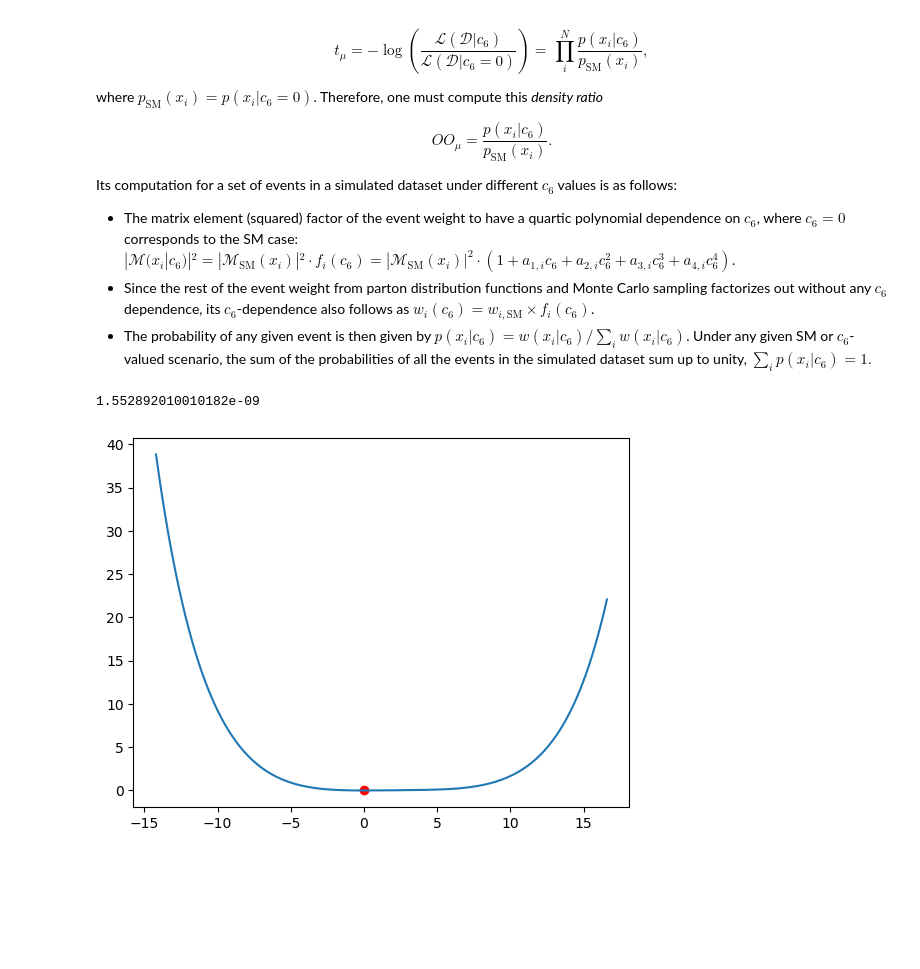
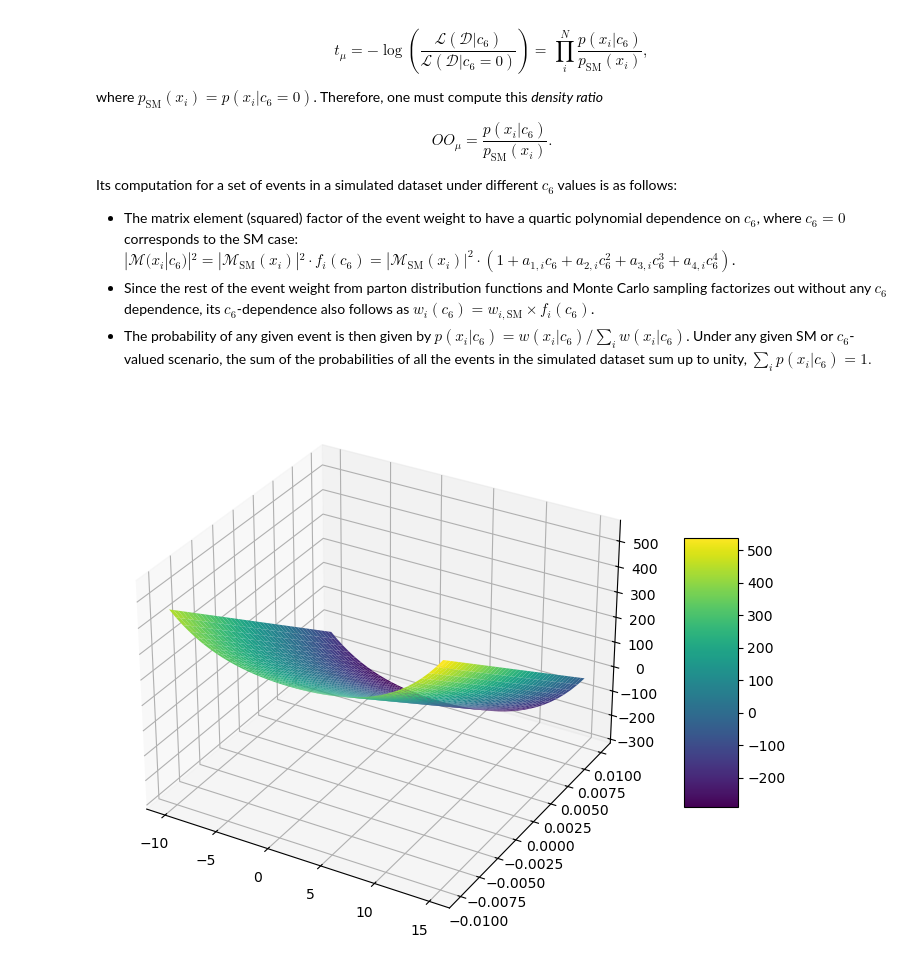
Before and after one commit to taehyounpark/higgs-offshell-interpretation, a Jupyter notebook: sensitivity-full.ipynb, the cells around one changed output. Saved outputs shown, nothing was run; the diff lists cells and outputs as text; code cells hidden in the pictures; blank space fills up the shorter version.

```diff
--- a/sensitivity-full.ipynb
+++ b/sensitivity-full.ipynb
@@ -58,3 +13,18 @@ c6_vals = np.arange(c6_min, c6_max+c6_step, c6_step)
+# %%
+sample = process.Sample(weight='wt',
+    amplitude = process.Basis.SBI, components = {
+    process.Basis.SBI: 'msq_sbi_sm',
+    process.Basis.SIG: 'msq_sig_sm',
+    process.Basis.BKG: 'msq_bkg_sm',
+    process.Basis.INT: 'msq_int_sm'
+  })
+
+sample.open(csv = [
+  '/u/taepa/mcfm/MCFM-10.3/Bin/ggZZ2e2m_all/events.csv',
+  '/u/taepa/mcfm/MCFM-10.3/Bin/ggZZ4e_all/events.csv',
+  '/u/taepa/mcfm/MCFM-10.3/Bin/ggZZ4m_all/events.csv'
+  ], xs=[1.5572420, 0.57423204, 0.57423204], lumi=3000., k=1.83, nrows=100000
+)
 # %% [markdown]
 # Unbinned likelihood analysis
 
@@ -96,15 +49,20 @@ c6_vals = c6_vals[condition]
-# %%
-# find minimum
-imin = np.argmin(nll)
-nll_min = nll[imin]
-c6_at_nll_min = c6_vals[imin]
-
-print(nll_min)
-
-# plot the scan + minimum
-plt.plot(c6_vals, nll)
-plt.scatter(c6_at_nll_min, nll_min, marker='o', color='red')
-plt.show()
-# %% [output]
-1.552892010010182e-09
-[figure, removed]
+# %%
+c6_vals = np.linspace(-10.0, 15.0, 41)
+cH_vals = np.linspace(-0.02, 0.02, 41)
+
+h3_mod = trilinear.Modifier( process.Basis.SBI, c6_values = [-5, -1, 0, 1, 5], c6_amplitudes=['msq_sbi_c6_6', 'msq_sbi_c6_10', 'msq_sbi_c6_11', 'msq_sbi_c6_12', 'msq_sbi_c6_16'] )
+wts_h3 = h3_mod.modify(sample, c6_vals, cH_vals)
+wts_sm = sample.reweight(process.Basis.SBI)
+
+nu_sm = np.sum( sample.reweight(process.Basis.SBI) )
+nu_h3 = np.sum( wts_h3, axis=0 )
+# %%
+X, Y = np.meshgrid(c6_vals, cH_vals)
+Z = nu_h3 - nu_sm[np.newaxis,np.newaxis]
+fig = plt.figure(figsize=(10, 7))
+ax = fig.add_subplot(111, projection='3d')
+surface = ax.plot_surface(X, Y, Z, cmap='viridis', edgecolor='none')
+fig.colorbar(surface, ax=ax, shrink=0.5, aspect=5)
+plt.show()
+# %% [output]
+[figure, added]
```
Also changed, not shown: parts of 7 cells of this notebook, 8 other files.
